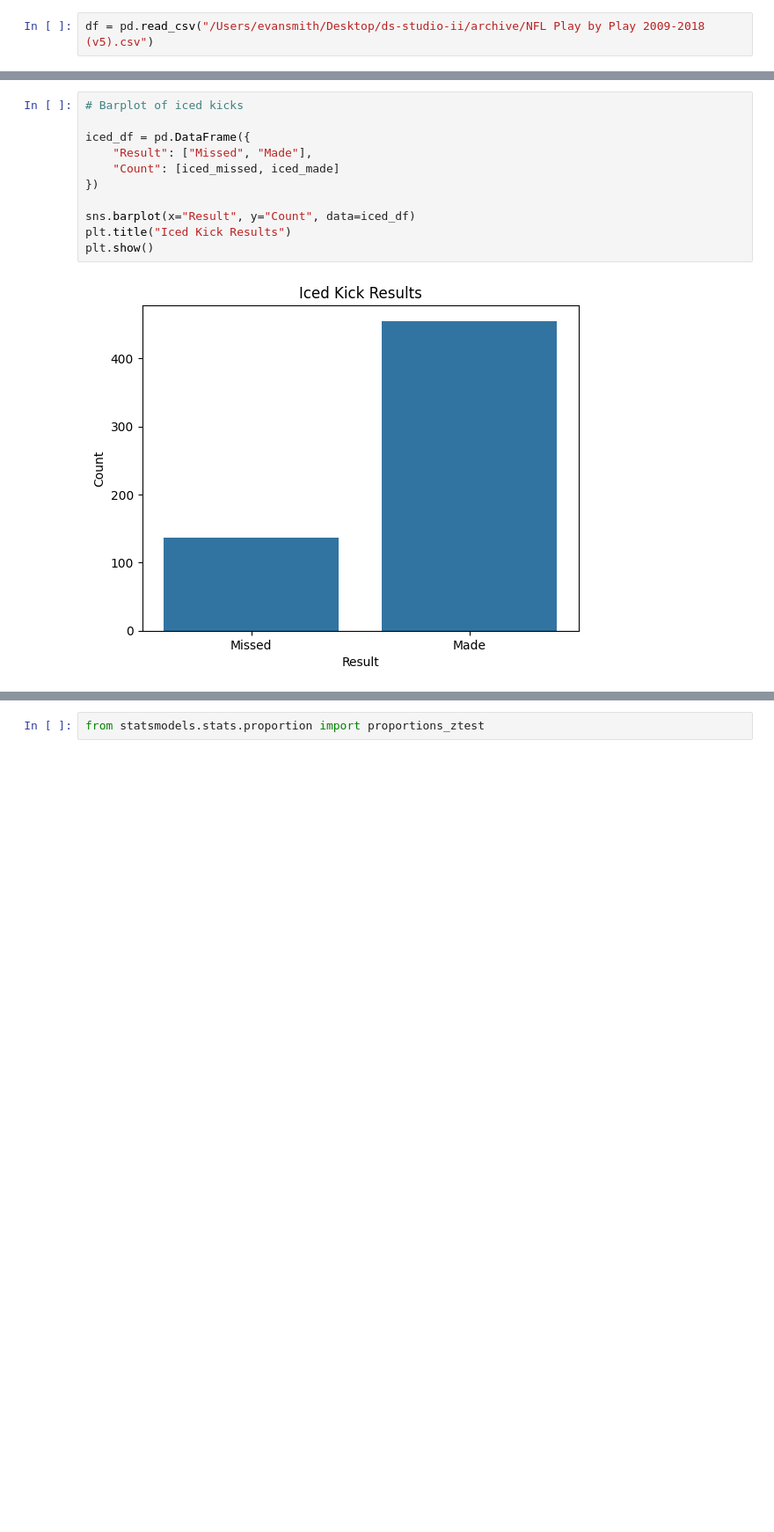
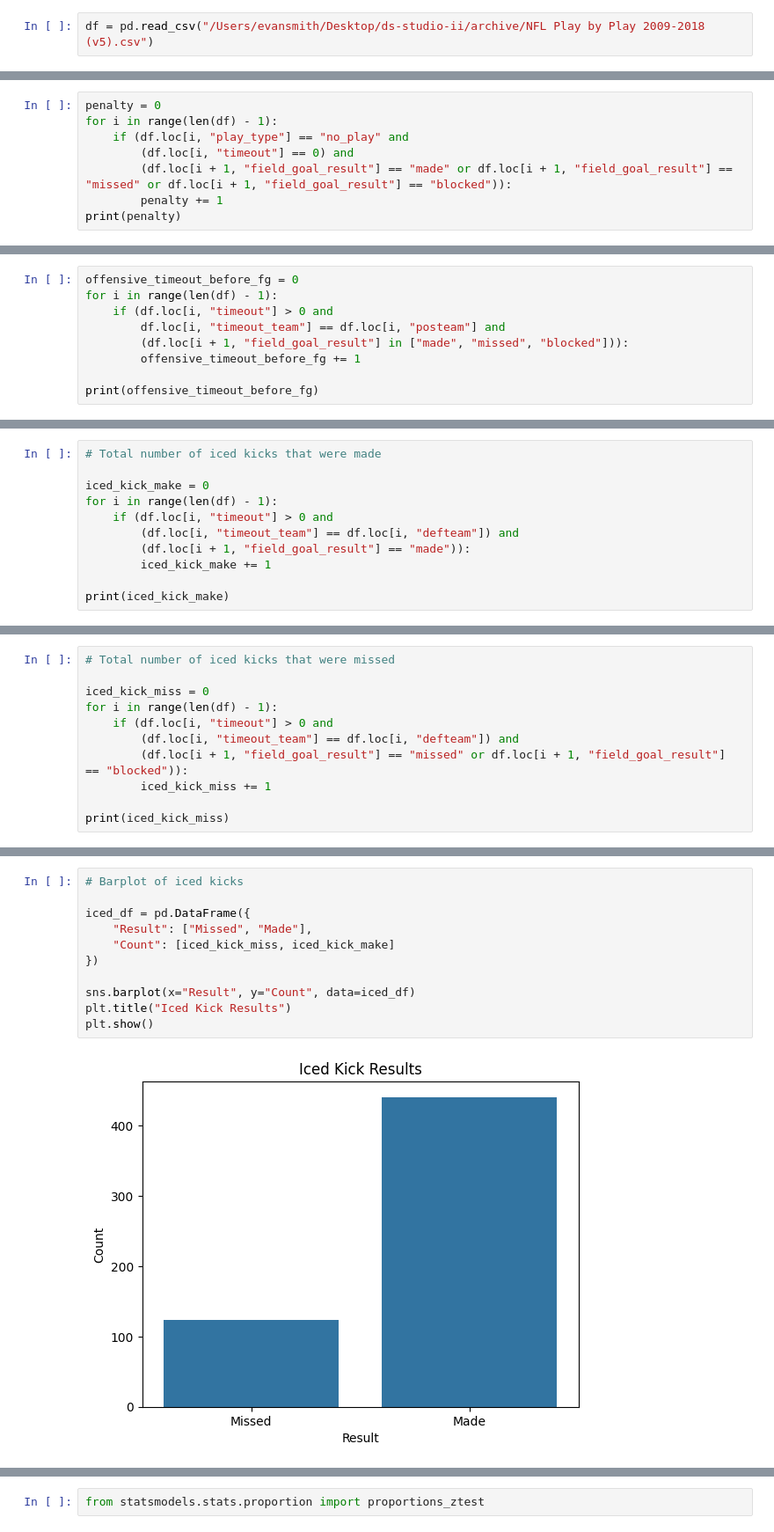
Before and after one commit to esmit289-maker/DTSC-2301-2302-Portfolio, a Jupyter notebook: Project1.ipynb, the cells around one changed output, grey strips where cells are left out. Shown at 88% size. Cells and saved outputs as stored; diff of their text form; blank space fills up the shorter version.

```diff
--- a/Project1.ipynb
+++ b/Project1.ipynb
@@ -155,0 +51,8 @@ print(non_iced_total)
+# %%
+penalty = 0
+for i in range(len(df) - 1):
+    if (df.loc[i, "play_type"] == "no_play" and
+        (df.loc[i, "timeout"] == 0) and
+        (df.loc[i + 1, "field_goal_result"] == "made" or df.loc[i + 1, "field_goal_result"] == "missed" or df.loc[i + 1, "field_goal_result"] == "blocked")):
+        penalty += 1
+print(penalty)
@@ -155,0 +61,9 @@ print(non_iced_total)
+# %%
+offensive_timeout_before_fg = 0
+for i in range(len(df) - 1):
+    if (df.loc[i, "timeout"] > 0 and
+        df.loc[i, "timeout_team"] == df.loc[i, "posteam"] and
+        (df.loc[i + 1, "field_goal_result"] in ["made", "missed", "blocked"])):
+        offensive_timeout_before_fg += 1
+
+print(offensive_timeout_before_fg)
@@ -155,0 +109,11 @@ print(non_iced_total)
+# %%
+# Total number of iced kicks that were made
+
+iced_kick_make = 0
+for i in range(len(df) - 1):
+    if (df.loc[i, "timeout"] > 0 and
+        (df.loc[i, "timeout_team"] == df.loc[i, "defteam"]) and
+        (df.loc[i + 1, "field_goal_result"] == "made")):
+        iced_kick_make += 1
+
+print(iced_kick_make)
@@ -155,0 +122,11 @@ print(non_iced_total)
+# %%
+# Total number of iced kicks that were missed
+
+iced_kick_miss = 0
+for i in range(len(df) - 1):
+    if (df.loc[i, "timeout"] > 0 and
+        (df.loc[i, "timeout_team"] == df.loc[i, "defteam"]) and
+        (df.loc[i + 1, "field_goal_result"] == "missed" or df.loc[i + 1, "field_goal_result"] == "blocked")):
+        iced_kick_miss += 1
+
+print(iced_kick_miss)
@@ -156,16 +163,16 @@ print(non_iced_total)
 # %%
 # Barplot of iced kicks
 
 iced_df = pd.DataFrame({
     "Result": ["Missed", "Made"],
-    "Count": [iced_missed, iced_made]
+    "Count": [iced_kick_miss, iced_kick_make]
 })
 
 sns.barplot(x="Result", y="Count", data=iced_df)
 plt.title("Iced Kick Results")
 plt.show()
 # %% [output]
-[figure, old version]
+[figure, new version]
 # %%
 # Barplot of non iced kicks
 
```
Also changed, not shown: parts of 32 cells of this notebook.
